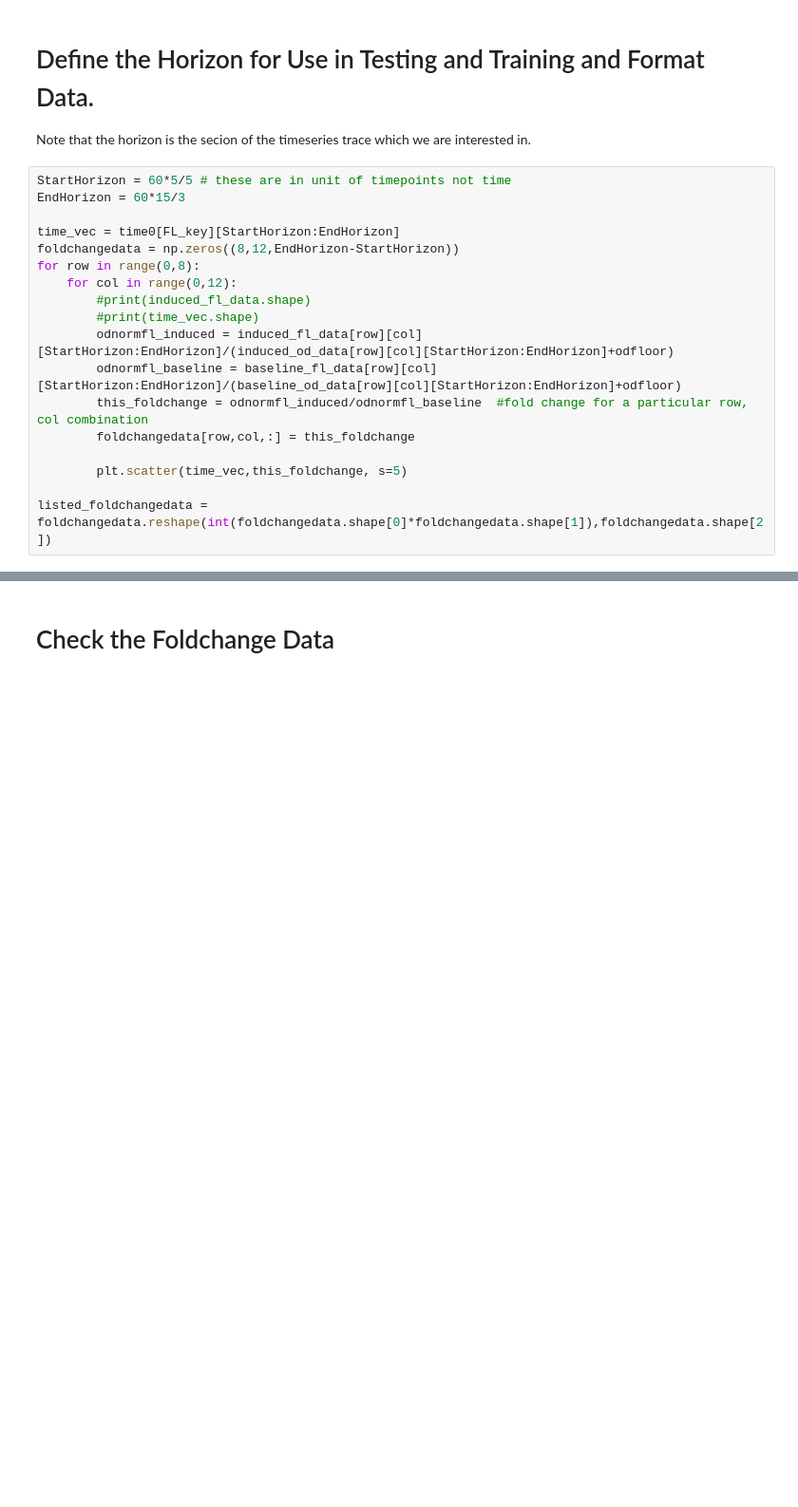
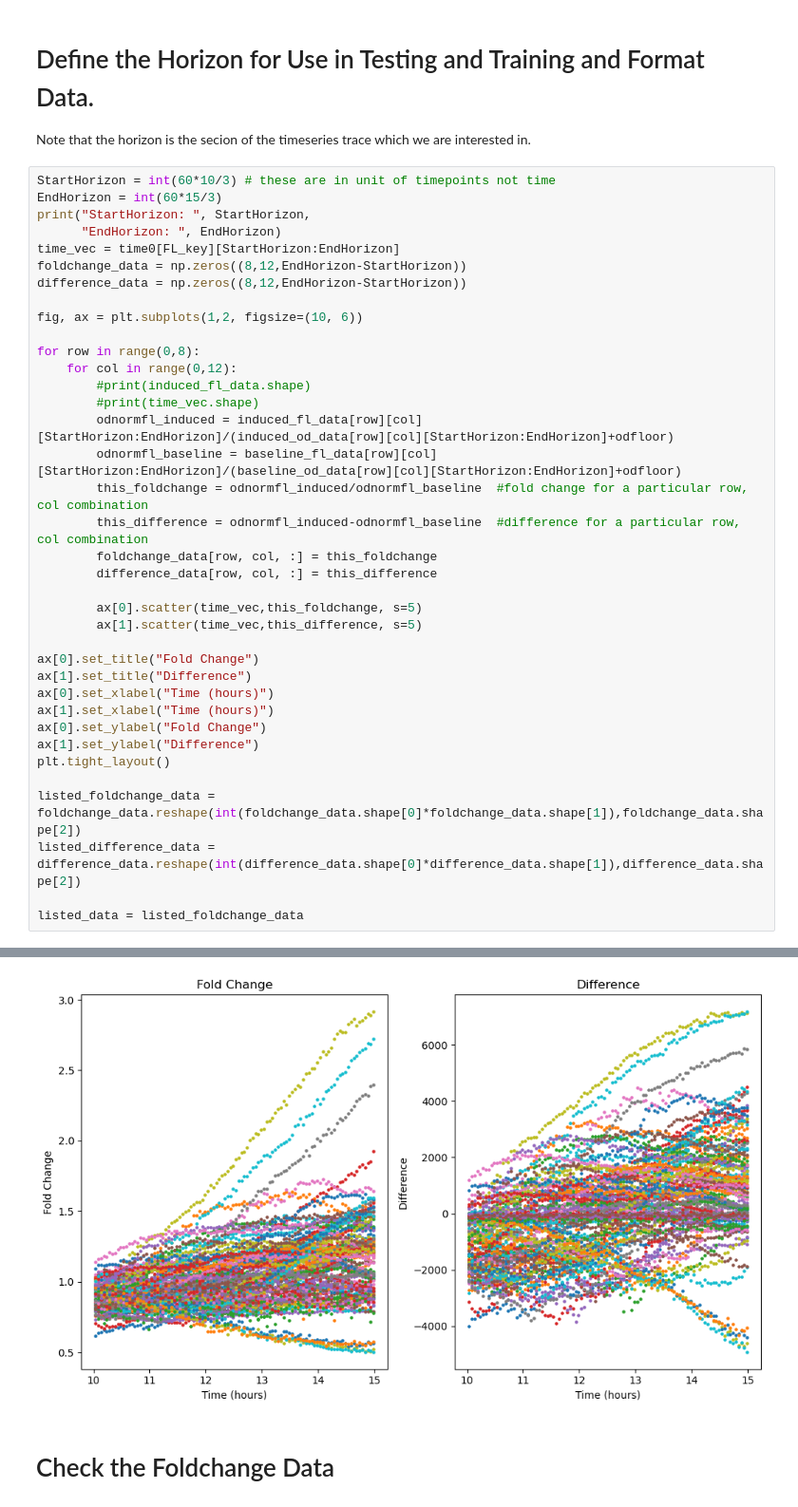
Before and after one commit to aztaylor/gRNA2Knockdown, a Jupyter notebook: Restore.ipynb, the cells around one changed output, grey strips where cells are left out. Shown at 95% size. Drawn from its saved outputs; the diff is of its cells as text; blank space fills up the shorter version.

Commit message:
Implemented changes to allow for difference or foldchange data to be used in training and testing.
The variable this_data is now passed to the neural network and any following data.

```diff
--- a/Restore.ipynb
+++ b/Restore.ipynb
@@ -51,11 +51,16 @@ induced_fl_data = data1[FL_key]
 # Define the Horizon for Use in Testing and Training and Format Data.
 Note that the horizon is the secion of the timeseries trace which we are interested in.
 # %%
-StartHorizon = 60*5/5 # these are in unit of timepoints not time
-EndHorizon = 60*15/3
+StartHorizon = int(60*10/3) # these are in unit of timepoints not time
+EndHorizon = int(60*15/3)
+print("StartHorizon: ", StartHorizon,
+      "EndHorizon: ", EndHorizon)
+time_vec = time0[FL_key][StartHorizon:EndHorizon]
+foldchange_data = np.zeros((8,12,EndHorizon-StartHorizon))
+difference_data = np.zeros((8,12,EndHorizon-StartHorizon))
 
-time_vec = time0[FL_key][StartHorizon:EndHorizon]
-foldchangedata = np.zeros((8,12,EndHorizon-StartHorizon))
+fig, ax = plt.subplots(1,2, figsize=(10, 6))
+
 for row in range(0,8):
     for col in range(0,12):
         #print(induced_fl_data.shape)
@@ -63,9 +68,23 @@ for row in range(0,8):
         odnormfl_induced = induced_fl_data[row][col][StartHorizon:EndHorizon]/(induced_od_data[row][col][StartHorizon:EndHorizon]+odfloor)
         odnormfl_baseline = baseline_fl_data[row][col][StartHorizon:EndHorizon]/(baseline_od_data[row][col][StartHorizon:EndHorizon]+odfloor)
         this_foldchange = odnormfl_induced/odnormfl_baseline  #fold change for a particular row, col combination
-        foldchangedata[row,col,:] = this_foldchange
+        this_difference = odnormfl_induced-odnormfl_baseline  #difference for a particular row, col combination
+        foldchange_data[row, col, :] = this_foldchange
+        difference_data[row, col, :] = this_difference
 
-        plt.scatter(time_vec,this_foldchange, s=5)
+        ax[0].scatter(time_vec,this_foldchange, s=5)
+        ax[1].scatter(time_vec,this_difference, s=5)
 
-listed_foldchangedata = foldchangedata.reshape(int(foldchangedata.shape[0]*foldchangedata.shape[1]),foldchangedata.shape[2])
+ax[0].set_title("Fold Change")
+ax[1].set_title("Difference")
+ax[0].set_xlabel("Time (hours)")
+ax[1].set_xlabel("Time (hours)")
+ax[0].set_ylabel("Fold Change")
+ax[1].set_ylabel("Difference")
+plt.tight_layout()
+
+listed_foldchange_data = foldchange_data.reshape(int(foldchange_data.shape[0]*foldchange_data.shape[1]),foldchange_data.shape[2])
+listed_difference_data = difference_data.reshape(int(difference_data.shape[0]*difference_data.shape[1]),difference_data.shape[2])
+
+listed_data = listed_foldchange_data
 # %% [output]
@@ -73,3 +92,4 @@ TypeError: slice indices must be integers or None or have an __index__ method
+[figure, added]
 # %% [markdown]
 # Check the Foldchange Data
 # %%
```
Also changed, not shown: parts of 5 cells of this notebook, 1 other file.
